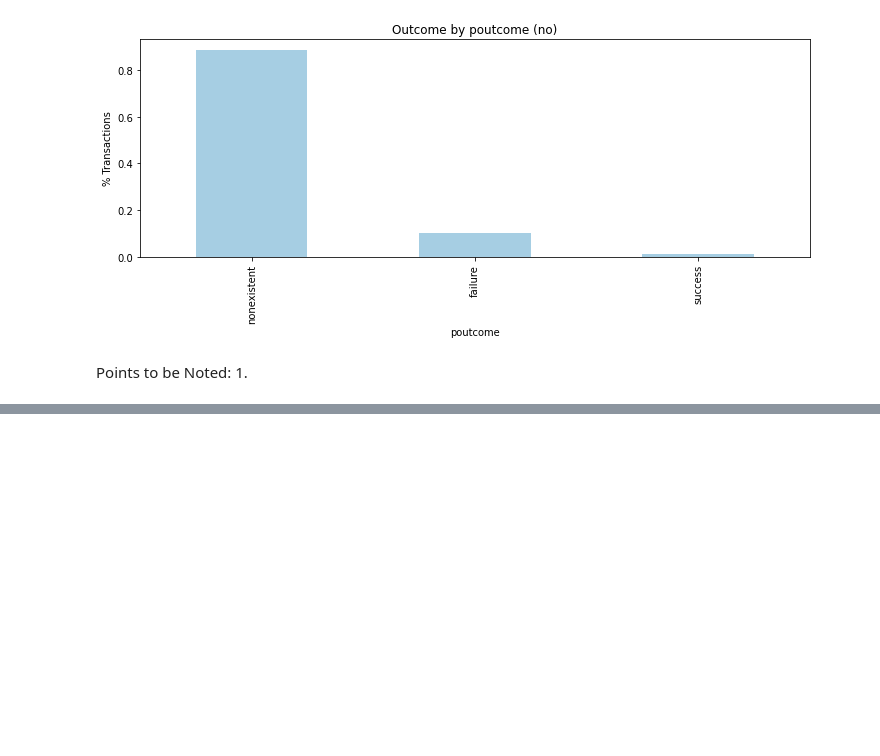
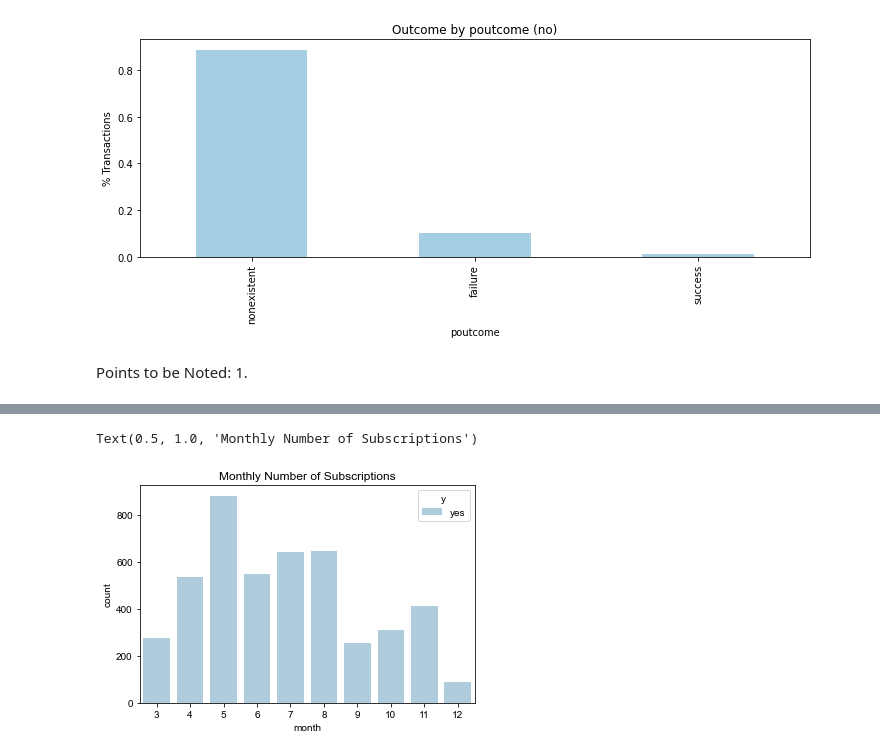
Before and after one commit to taimoorRazi/Bank-Marketing-Project, a Jupyter notebook: Week 10/EDA.ipynb, the cells around one changed output, grey strips where cells are left out. Cells and saved outputs as stored; diff of their text form; code cells hidden in the pictures; blank space fills up the shorter version.

```diff
--- a/Week 10/EDA.ipynb
+++ b/Week 10/EDA.ipynb
@@ -877,0 +920,9 @@ Points to be Noted:
+# %%
+b = df[df['y'] == 'yes']
+# %%
+sns.countplot(x='month', data= b, hue='y')
+sns.set(rc = {'figure.figsize':(15,8)})
+plt.title("Monthly Number of Subscriptions")
+# %% [output]
+Text(0.5, 1.0, 'Monthly Number of Subscriptions')
+[figure, added]
```
Also changed, not shown: parts of 12 cells of this notebook, 5 other files.
